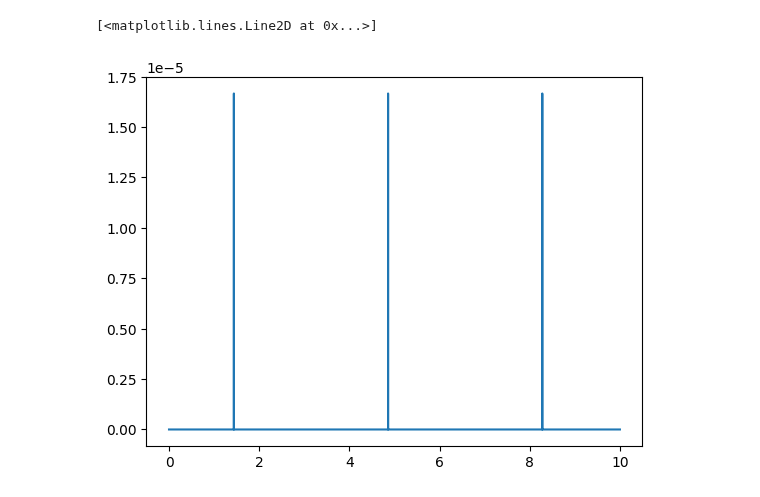
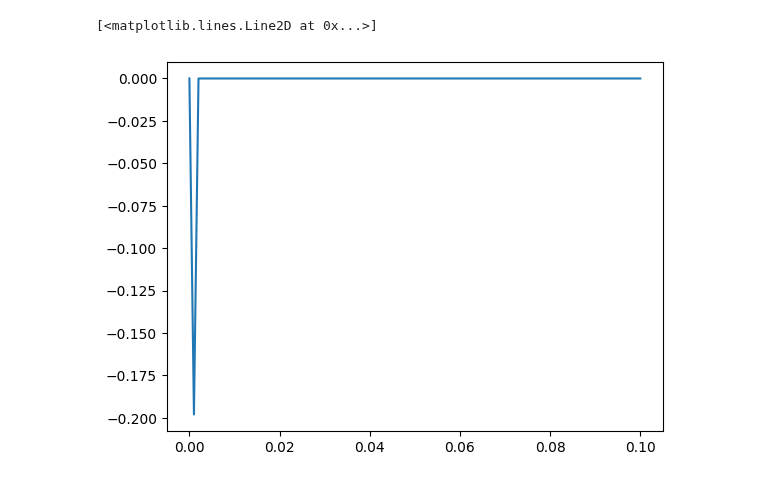
Before and after one commit to OneMoreGate/Memristor_modeling, a Jupyter notebook: LIF_extended/model.ipynb, the cells around one changed output. Drawn from its saved outputs; the diff is of its cells as text; code cells hidden in the pictures.

```diff
--- a/LIF_extended/model.ipynb
+++ b/LIF_extended/model.ipynb
@@ -23,13 +23,13 @@ class ThresholdSwitch():
             self.state = 'off'
             return self.R_off
 # %%
-time = np.linspace(0, 10, 1_000_000)
+time = np.linspace(0, 10, 5_000_000)
 dt = time[1] - time[0]
 ts = ThresholdSwitch(V_hold=0.1, V_th=0.5, R_off=5e10, R_on=3e4)
 
 E = 2
-R_r = 1e6
-C = 1e-10
+R_r = 1e8
+C = 5e-10
 R_ts = [ts.get_resistance(0)]
 U_ts = [0]
 I_ts = [0]
@@ -39,7 +39,8 @@ U_r = [0]
 
 for i in range(1, len(time)):
     I.append(E / (R_r + R_ts[i-1]))
-    U_ts.append((I[i-1] - U_ts[i-1] / R_ts[i-1]) * dt/C + U_ts[i-1])
+    U_ts.append((I[i] - U_ts[i-1] / R_ts[i-1]) * dt/C + U_ts[i-1])
     R_ts.append(ts.get_resistance(U_ts[i]))
     I_ts.append(U_ts[i] / R_ts[i])
+    I_C.append(I[i] - I_ts[i])
     U_r.append(E - U_ts[i-1])
@@ -46,7 +54,31 @@ for i in range(1, len(time)):
+# %%
+time = np.linspace(0, 1e-1, 100)
+dt = time[1] - time[0]
+ts = ThresholdSwitch(V_hold=0.1, V_th=0.5, R_off=5e10, R_on=3e4)
+
+E = 0.2
+R_r = 1e6
+C = 1e-3
+R_ts = [ts.get_resistance(0)]
+U_ts = [0]
+I_ts = [0]
+I_C = [0]
+I = [0]
+U_r = [0]
+U_c = [0]
+
+for i in range(1, len(time)):
+    I.append(E / (R_r + R_ts[i-1]))
+    U_ts.append(I[i] * R_ts[i-1])
+    I_C.append(C * (U_ts[i] - U_ts[i-1]) / dt)
+    R_ts.append(ts.get_resistance(U_ts[i]))
+    #R_ts.append(1e5)
+    I_ts.append(I[i] - I_C[i])
+    U_r.append(E - U_ts[i-1])
 # %%
-plt.plot(time, I_ts)
-#plt.xlim([0.256,0.257])
+plt.plot(time, (I_ts))
+#plt.xlim([1.438,1.439])
 #plt.yscale('log')
 # %% [output]
 [<matplotlib.lines.Line2D at 0x...>]
-[figure, old version]
+[figure, new version]
```
Also changed, not shown: parts of 1 cell of this notebook, 10 other files.
